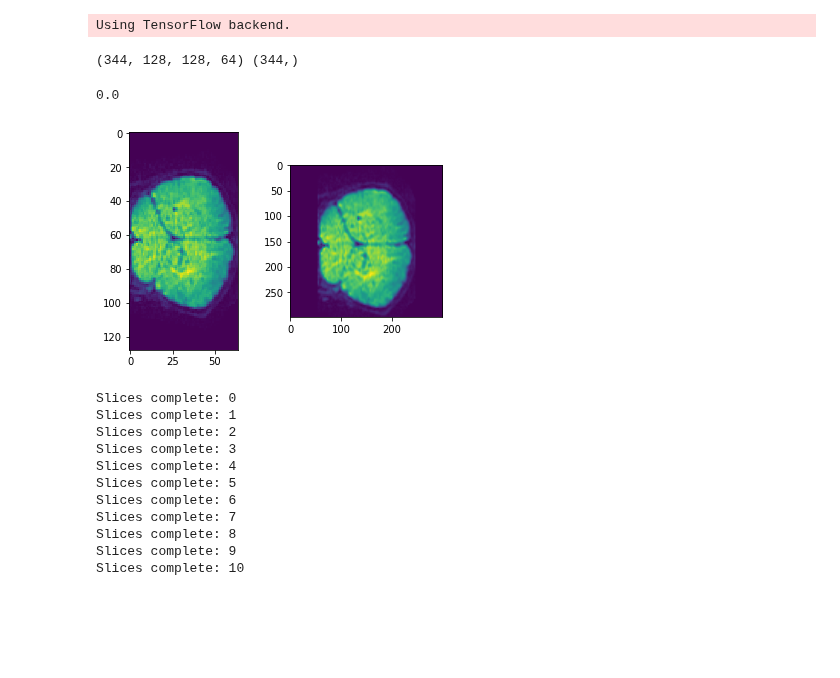
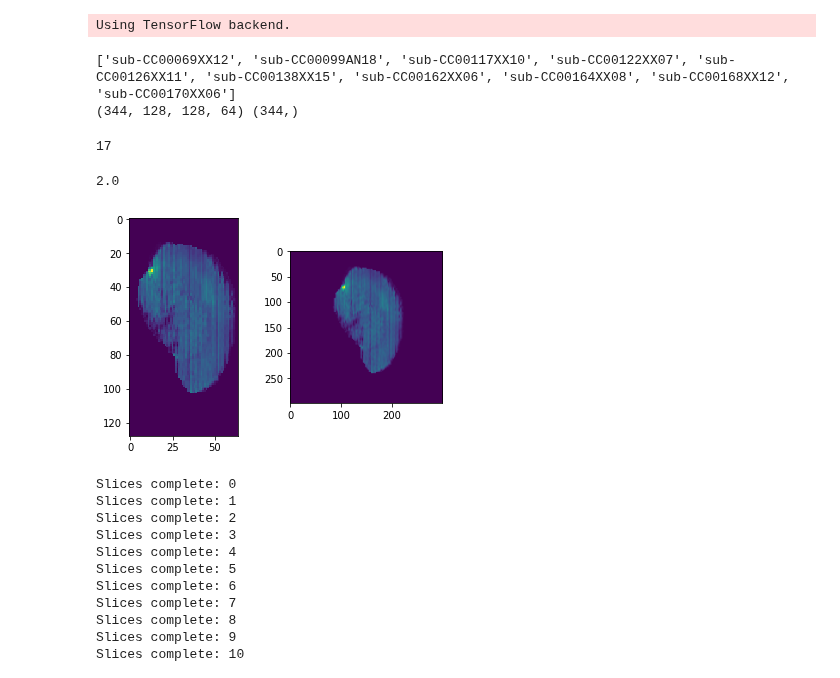
Before and after one commit to marksgraham/deep-qc, a Jupyter notebook: code/test_real.ipynb, the cells around one changed output. Drawn from its saved outputs; the diff is of its cells as text; code cells hidden in the pictures; blank space fills up the shorter version.

Commit message:
Better visualisations

```diff
--- a/code/test_real.ipynb
+++ b/code/test_real.ipynb
@@ -109,40 +110,55 @@ def fetch_real_data(base_dir,num_subjects):
                 counter += 1
     return X,y
 # %%
-#Load in real DWI data
-# X_header = nib.load('../data/real/dwi/dwi.nii.gz')
-# X = X_header.get_data()
-# X = np.moveaxis(X,3,0)
 test_vols= 172*8
 
-X_full,y_full = fetch_real_data('../data/sourcedata/',10)
-X=X_full[test_vols:,:,:,:]
-y=y_full[test_vols:]
+X_full,y_full = fetch_real_data('../data/sourcedata/',10,8)
+#X=X_full[test_vols:,:,:,:]
+#y=y_full[test_vols:]
+X=X_full
+y=y_full
 
-del X_full,y_full
+#del X_full,y_full
 
 print(X.shape,y.shape)
 # %% [output]
+['sub-CC00069XX12', 'sub-CC00099AN18', 'sub-CC00117XX10', 'sub-CC00122XX07', 'sub-CC00126XX11', 'sub-CC00138XX15', 'sub-CC00162XX06', 'sub-CC00164XX08', 'sub-CC00168XX12', 'sub-CC00170XX06']
 (344, 128, 128, 64) (344,)
+# %%
+print(np.sum(y==1))
+# %% [output]
+17
 # %%
-slice_=40
-X_test = preprocess_data_coronal(X[:,10:110,:,:],base_slice=slice_)
-#X_test = preprocess_data_saggital(X[:,:,:,:],base_slice=slice_)
-
+#view = 'coronal'
+view = 'saggital'
+slice_=50
+if view == 'coronal':
+    X_test = preprocess_data_coronal(X[:,10:110,:,:],base_slice=slice_)
+elif view == 'saggital':
+    X_test = preprocess_data_saggital(X[:,:,:,:],base_slice=slice_)
+else:
+    print('View not recognised.')
 
 pos_indices = np.where(y!=0)[0]
-index=45
-index2 = index
-#index2 = pos_indices[index]
+index=1
+#index2 = index
+index2 = pos_indices[index]
 
-plt.subplot(1,2,1)
-plt.imshow(X[index2,:,slice_,:])
-plt.subplot(1,2,2)
-plt.imshow(X_test[index2,:,:,0])
-print(y[index2])
+if view == 'coronal':
+    plt.subplot(1,2,1)
+    plt.imshow(X[index2,:,slice_,:])
+    plt.subplot(1,2,2)
+    plt.imshow(X_test[index2,:,:,0])
+    print(y[index2])
+elif view == 'saggital':
+    plt.subplot(1,2,1)
+    plt.imshow(X[index2,slice_,:,:])
+    plt.subplot(1,2,2)
+    plt.imshow(X_test[index2,:,:,0])
+    print(y[index2])
 # %% [output]
-0.0
+2.0
-[figure, old version]
+[figure, new version]
 # %%
 from sklearn.metrics import confusion_matrix, accuracy_score
 from keras import models
```
Also changed, not shown: parts of 7 cells of this notebook.
